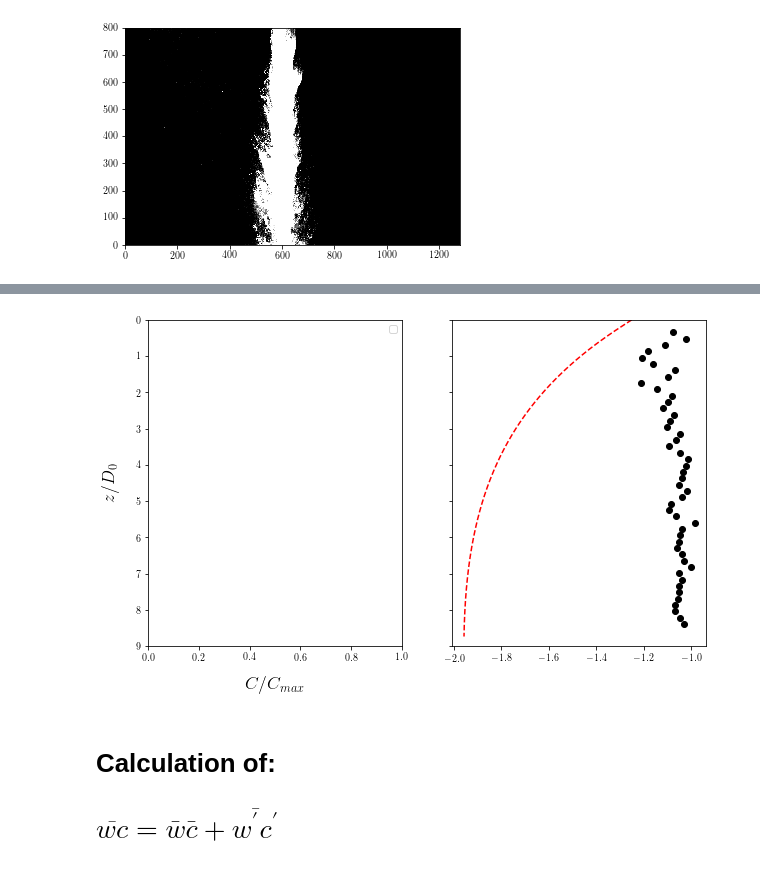
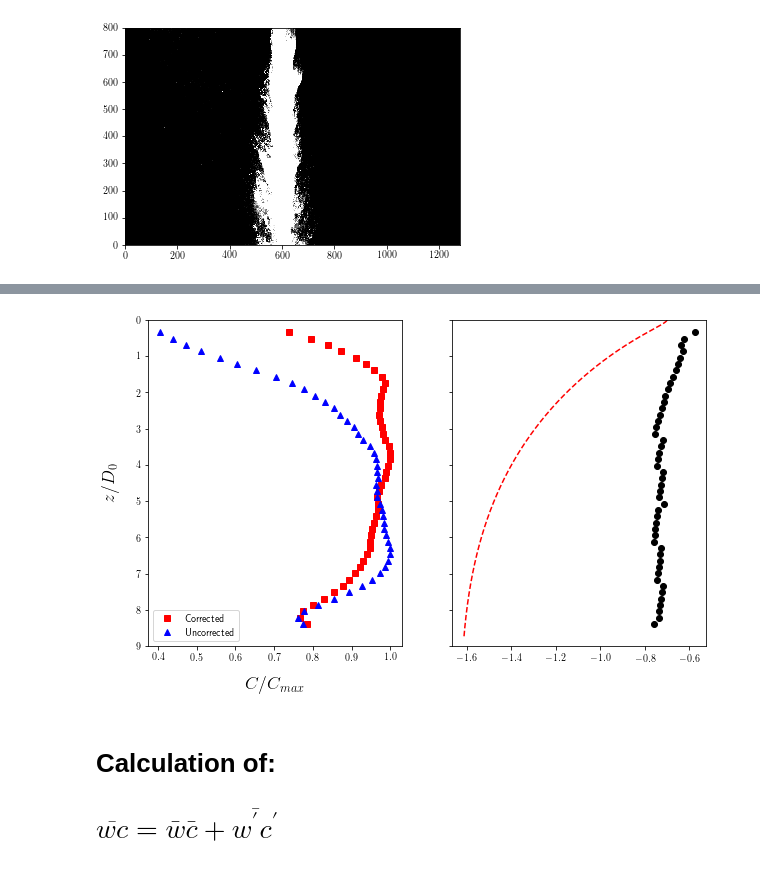
Before and after one commit to ajpetersen25/PLPlumes, a Jupyter notebook: Code/playground.ipynb, the cells around one changed output, grey strips where cells are left out. Saved outputs shown, nothing was run; the diff lists cells and outputs as text; code cells hidden in the pictures.

```diff
--- a/Code/playground.ipynb
+++ b/Code/playground.ipynb
@@ -98,0 +91,4 @@ NameError: name 'mean_c' is not defined
+# %%
+
+W_plume=nma.masked_greater(W_bar,-4.5)
+plt.pcolormesh(W_plume)
@@ -99,32 +98,33 @@ NameError: name 'mean_c' is not defined
 # %%
 centerline = np.zeros((2,W_bar.shape[0]))
 for r in range(0,W_bar.shape[0]):
     centerline[0,r] = r
     try:
         centerline[1,r] = (np.where(W_bar[r,:] == nma.min(W_bar[:,:],axis=1)[r])[0])
     except:
         centerline[1,r] = np.nan
 centerline_pix = (centerline*16+16.5)
 Z = (800-centerline_pix[0])/cal/D_0
 #centerline concentration and velocity
 f,ax = plt.subplots(1,2,figsize=(10,6),sharey=True)
 #ax[0].plot(c_map[centerline[0][1:-1].astype('int'),
 #                 centerline[1][1:-1].astype('int')]/np.max(c_map),Z[1:-1],'rs',
 #          c_map2[centerline[0][1:-1].astype('int'),
 #                 centerline[1][1:-1].astype('int')]/np.max(c_map2),Z[1:-1],'b^')
-#ax[0].plot(np.mean(c_map,axis=1)[1:-1]/np.max(c_map),Z[1:-1],'rs',
-#          np.mean(c_map2,axis=1)[1:-1]/np.max(c_map2),Z[1:-1],'b^')
+ax[0].plot(np.sum(c_map,axis=1)[1:-1]/np.max(np.sum(c_map,axis=1)[1:-1]),Z[1:-1],'rs',
+          np.sum(c_map2,axis=1)[1:-1]/np.max(np.sum(c_map2,axis=1)[1:-1]),Z[1:-1],'b^')
 ax[0].legend(['Corrected','Uncorrected'])
 ax[0].set_xlabel('$C/C_{max}$',labelpad=15,fontsize=18)
 ax[0].set_ylabel('$z/D_0$',labelpad=15,fontsize=18)
 ax[0].set_ylim(9,0);
-ax[1].plot(nma.mean(W_bar[:,:],axis=1)/cal/deltat,Z,'ko')
+
+ax[1].plot(nma.mean(W_plume[:,:],axis=1)/cal/deltat/2,Z,'ko')
 #ax[1].plot(np.polyval(np.polyfit(Z[35:-1],nma.min(W_bar[:,:],axis=1)[35:-1].data,1)/cal/deltat,Z[35:-1]),Z[35:-1],'g-',linewidth=4)
 #ax[1].text(-1.9,1.5,r'$\frac{dw_z}{dz}=-7.8$ [1/s]',fontsize=15,color='darkgreen')
 #ax[1].set_xlabel('$W_c$ [m/s]',labelpad=15,fontsize=18);
-ax[1].plot(-wp[0:-1],np.linspace(0,799,800)/cal/D_0,'r--');
+ax[1].plot(-wp[0:-1],np.linspace(0,799,steps)/cal/D_0,'r--');
 # %% [output]
-[figure, old version]
+[figure, new version]
 # %% [markdown]
 # Calculation of:
 # $\overline{wc} = \bar{w}\bar{c} + \overline{w^{\prime}c^{\prime}}$
```
Also changed, not shown: parts of 9 cells of this notebook.
